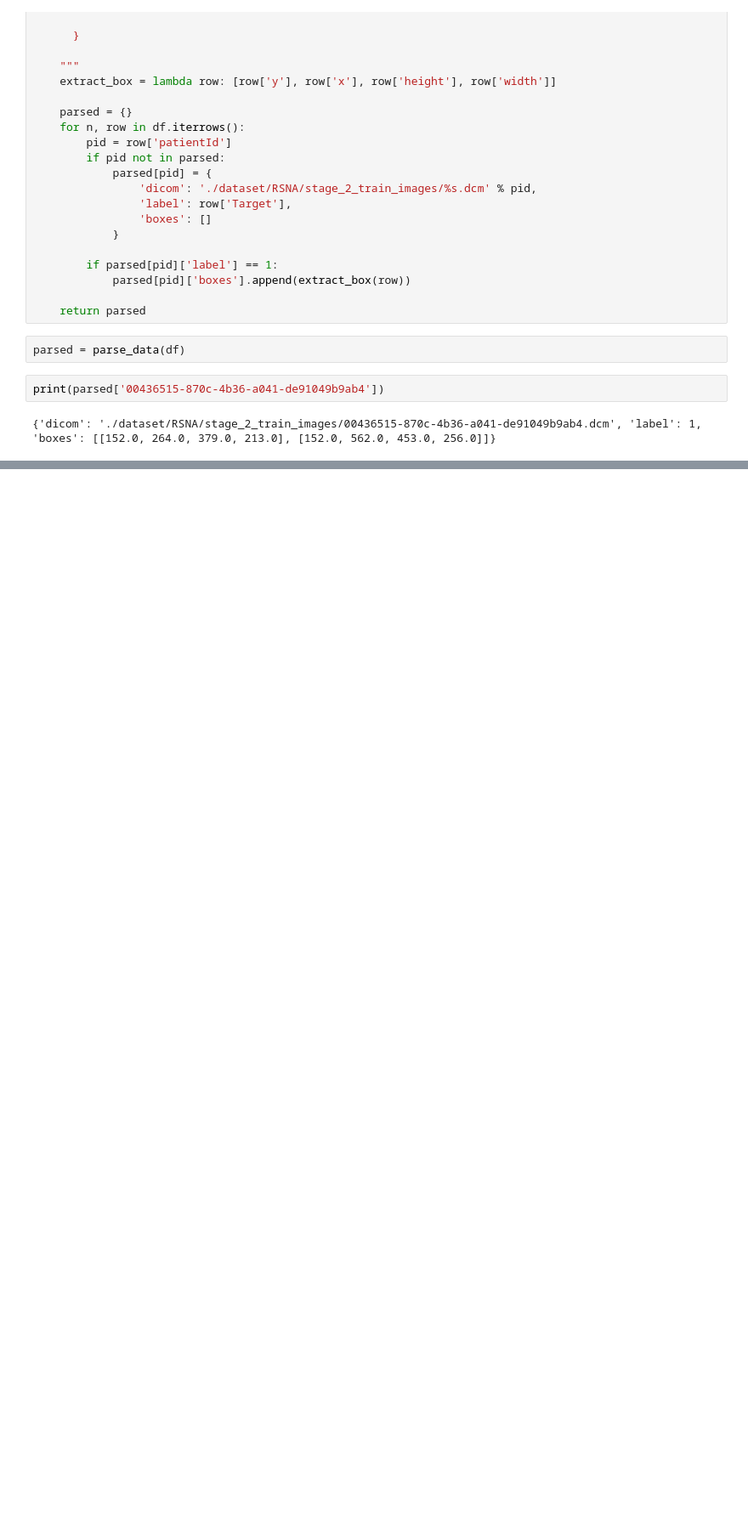
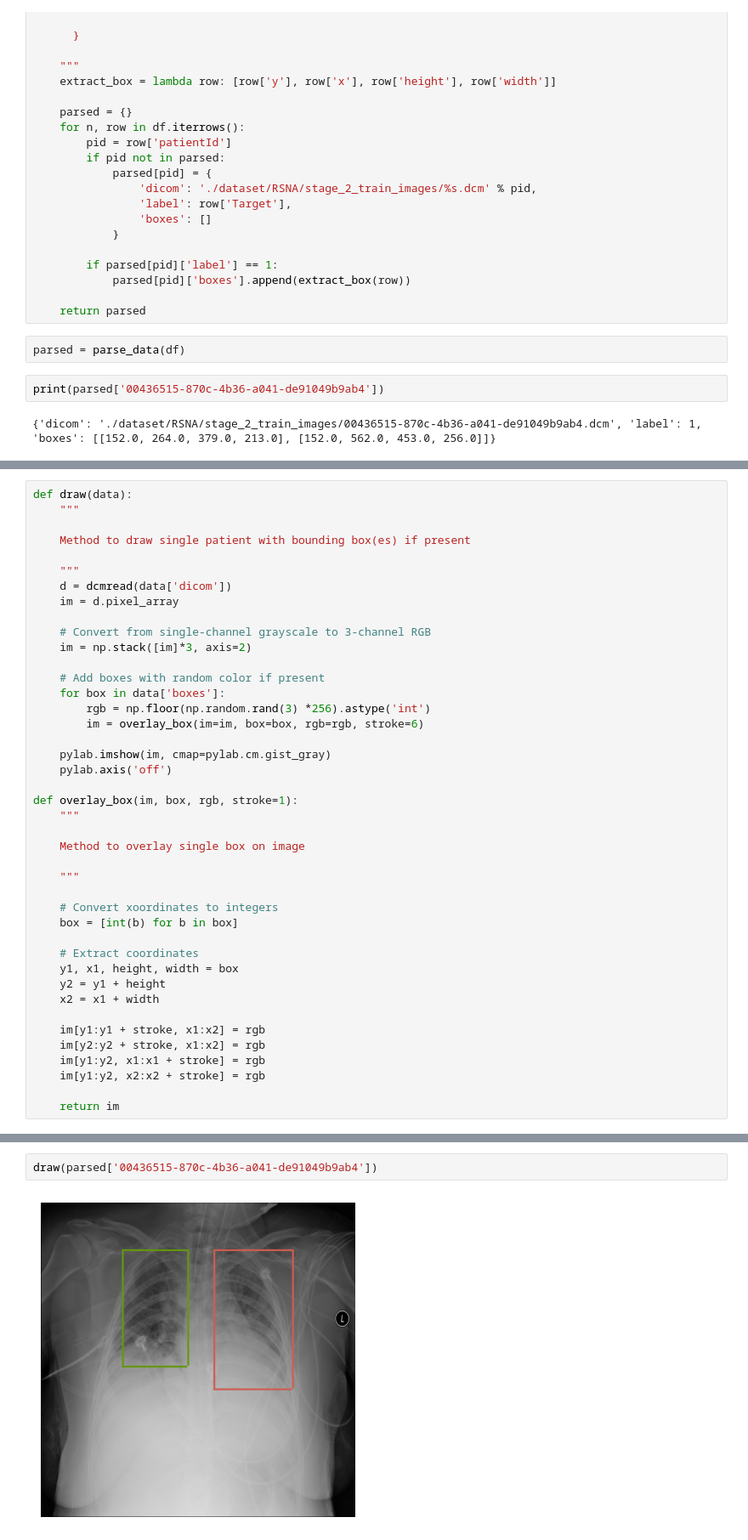
Before and after one commit to Gamescrash/Training, a Jupyter notebook: exploratory_data_analysis_week/RSNA_Eda.ipynb, the cells around one changed output, grey strips where cells are left out. Shown at 85% size. Cells and saved outputs as stored; diff of their text form; blank space fills up the shorter version.

```diff
--- a/exploratory_data_analysis_week/RSNA_Eda.ipynb
+++ b/exploratory_data_analysis_week/RSNA_Eda.ipynb
@@ -135,0 +140,42 @@ print(parsed['00436515-870c-4b36-a041-de91049b9ab4'])
+# %%
+def draw(data):
+    """
+
+    Method to draw single patient with bounding box(es) if present
+
+    """
+    d = dcmread(data['dicom'])
+    im = d.pixel_array
+
+    # Convert from single-channel grayscale to 3-channel RGB
+    im = np.stack([im]*3, axis=2)
+
+    # Add boxes with random color if present
+    for box in data['boxes']:
+        rgb = np.floor(np.random.rand(3) *256).astype('int')
+        im = overlay_box(im=im, box=box, rgb=rgb, stroke=6)
+
+    pylab.imshow(im, cmap=pylab.cm.gist_gray)
+    pylab.axis('off')
+
+def overlay_box(im, box, rgb, stroke=1):
+    """
+
+    Method to overlay single box on image
+
+    """
+
+    # Convert xoordinates to integers
+    box = [int(b) for b in box]
+
+    # Extract coordinates
+    y1, x1, height, width = box
+    y2 = y1 + height
+    x2 = x1 + width
+
+    im[y1:y1 + stroke, x1:x2] = rgb
+    im[y2:y2 + stroke, x1:x2] = rgb
+    im[y1:y2, x1:x1 + stroke] = rgb
+    im[y1:y2, x2:x2 + stroke] = rgb
+
+    return im
@@ -135,0 +184,4 @@ print(parsed['00436515-870c-4b36-a041-de91049b9ab4'])
+# %%
+draw(parsed['00436515-870c-4b36-a041-de91049b9ab4'])
+# %% [output]
+[figure, added]
```
Also changed, not shown: parts of 13 cells of this notebook.
